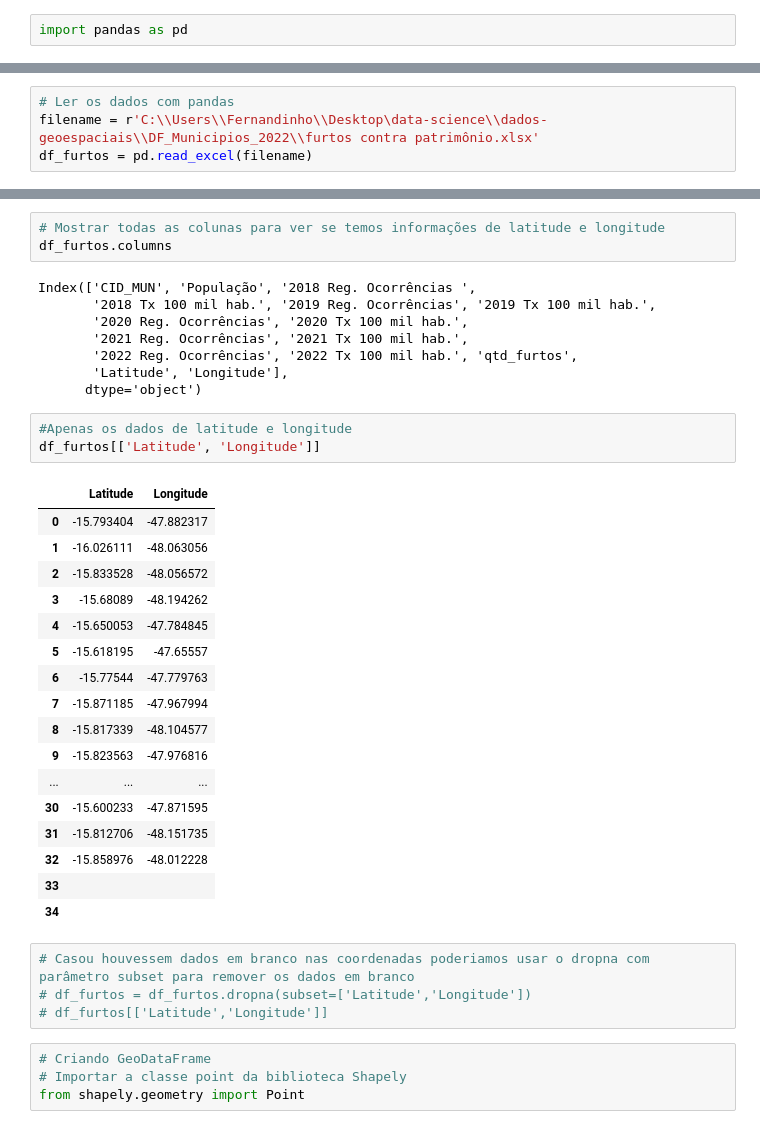
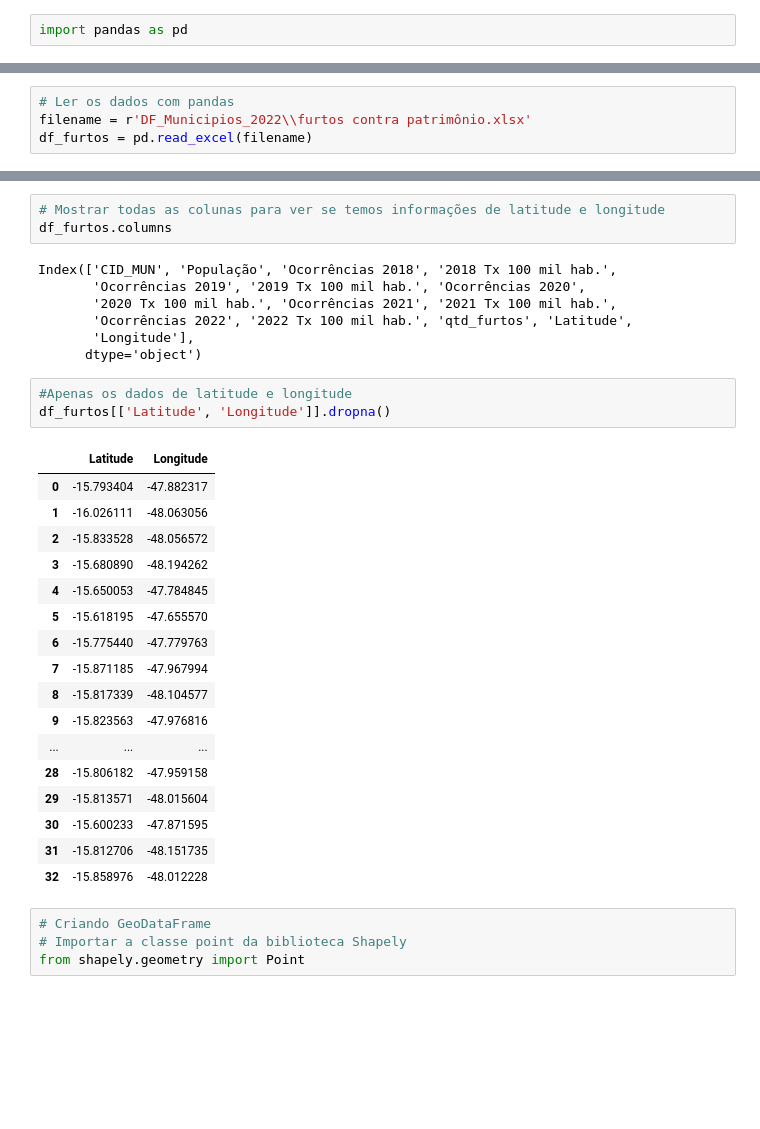
Before and after one commit to Fernandinho937/Data-Science, a Jupyter notebook: dados-geoespaciais/DistritoFederal.ipynb, the cells around one changed output, grey strips where cells are left out. Saved outputs shown, nothing was run; the diff lists cells and outputs as text; blank space fills up the shorter version.

```diff
--- a/dados-geoespaciais/DistritoFederal.ipynb
+++ b/dados-geoespaciais/DistritoFederal.ipynb
@@ -182,6 +252,6 @@ import pandas as pd
 # %%
 # Ler os dados com pandas
-filename = r'C:\\Users\\Fernandinho\\Desktop\data-science\\dados-geoespaciais\\DF_Municipios_2022\\furtos contra patrimônio.xlsx'
+filename = r'DF_Municipios_2022\\furtos contra patrimônio.xlsx'
 df_furtos = pd.read_excel(filename)
 # %%
 # Mostrar os dados com a função head
@@ -222,38 +294,33 @@ df_furtos.head(40)
 # Mostrar todas as colunas para ver se temos informações de latitude e longitude
 df_furtos.columns
 # %% [output]
-Index(['CID_MUN', 'População', '2018 Reg. Ocorrências ',
-       '2018 Tx 100 mil hab.', '2019 Reg. Ocorrências', '2019 Tx 100 mil hab.',
-       '2020 Reg. Ocorrências', '2020 Tx 100 mil hab.',
-       '2021 Reg. Ocorrências', '2021 Tx 100 mil hab.',
-       '2022 Reg. Ocorrências', '2022 Tx 100 mil hab.', 'qtd_furtos',
-       'Latitude', 'Longitude'],
+Index(['CID_MUN', 'População', 'Ocorrências 2018', '2018 Tx 100 mil hab.',
+       'Ocorrências 2019', '2019 Tx 100 mil hab.', 'Ocorrências 2020',
+       '2020 Tx 100 mil hab.', 'Ocorrências 2021', '2021 Tx 100 mil hab.',
+       'Ocorrências 2022', '2022 Tx 100 mil hab.', 'qtd_furtos', 'Latitude',
+       'Longitude'],
       dtype='object')
 # %%
 #Apenas os dados de latitude e longitude
-df_furtos[['Latitude', 'Longitude']]
+df_furtos[['Latitude', 'Longitude']].dropna()
 # %% [output]
 |  | Latitude | Longitude |
 | 0 | -15.793404 | -47.882317 |
 | 1 | -16.026111 | -48.063056 |
 | 2 | -15.833528 | -48.056572 |
-| 3 | -15.68089 | -48.194262 |
+| 3 | -15.680890 | -48.194262 |
 | 4 | -15.650053 | -47.784845 |
-| 5 | -15.618195 | -47.65557 |
-| 6 | -15.77544 | -47.779763 |
+| 5 | -15.618195 | -47.655570 |
+| 6 | -15.775440 | -47.779763 |
 | 7 | -15.871185 | -47.967994 |
 | 8 | -15.817339 | -48.104577 |
 | 9 | -15.823563 | -47.976816 |
 | ... | ... | ... |
+| 28 | -15.806182 | -47.959158 |
+| 29 | -15.813571 | -48.015604 |
 | 30 | -15.600233 | -47.871595 |
 | 31 | -15.812706 | -48.151735 |
 | 32 | -15.858976 | -48.012228 |
-| 33 |  |  |
-| 34 |  |  |
-# %%
-# Casou houvessem dados em branco nas coordenadas poderiamos usar o dropna com parâmetro subset para remover os dados em branco
-# df_furtos = df_furtos.dropna(subset=['Latitude','Longitude'])
-# df_furtos[['Latitude','Longitude']]
 # %%
 # Criando GeoDataFrame
 # Importar a classe point da biblioteca Shapely
```
Also changed, not shown: parts of 30 cells of this notebook, 11 other files.
